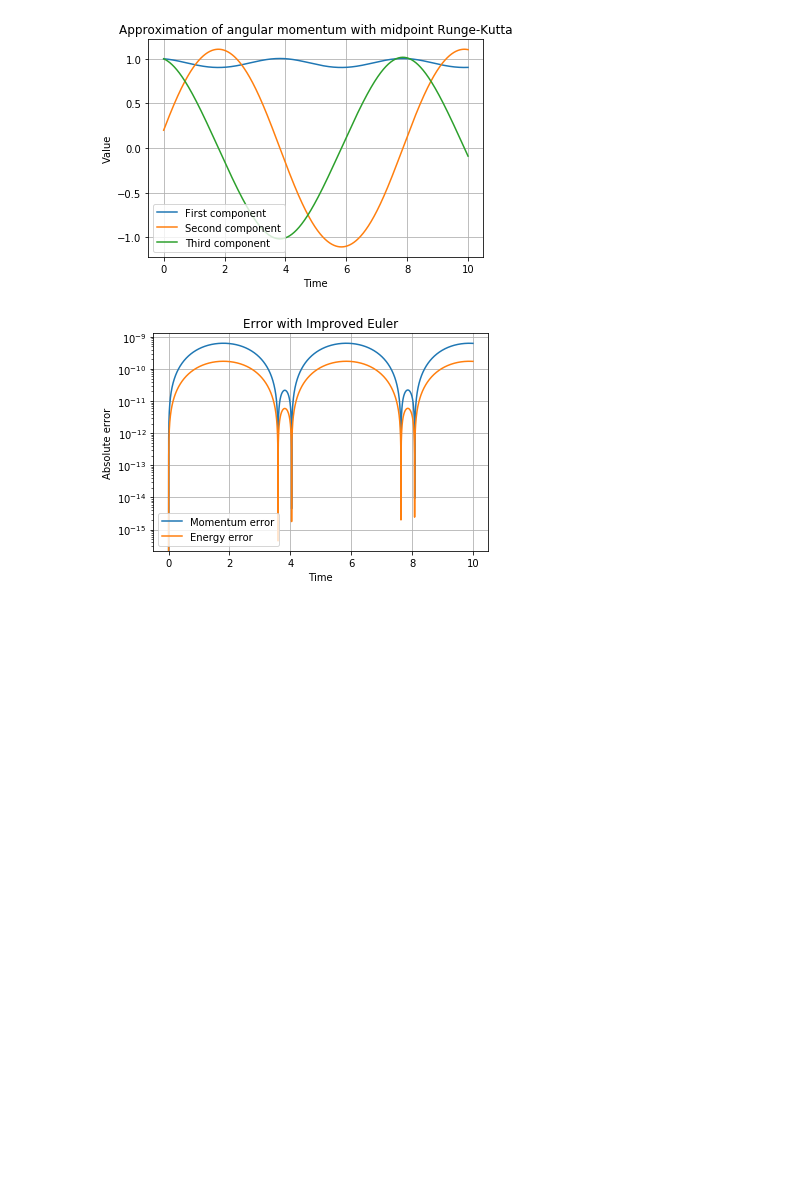
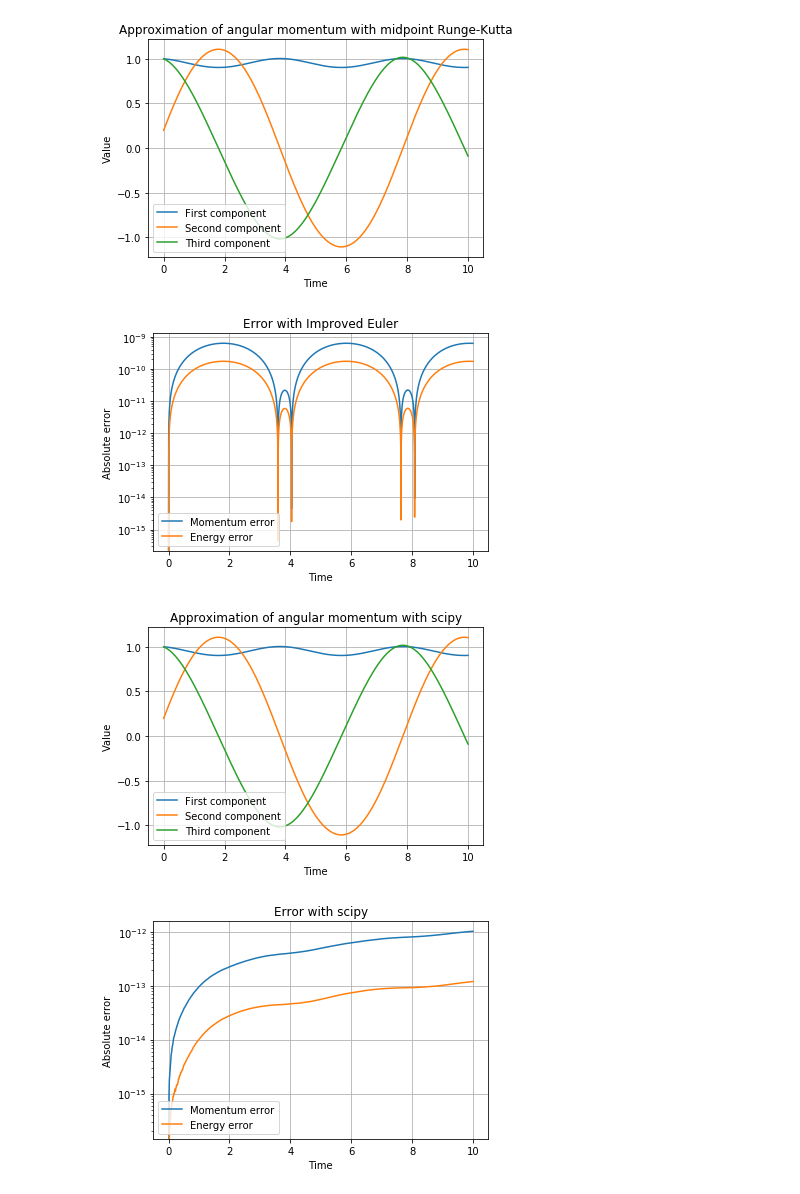
Before and after one commit to Agnar22/NumericalMethods, a Jupyter notebook: Project_3/project.ipynb, the cells around one changed output. Saved outputs shown, nothing was run; the diff lists cells and outputs as text; code cells hidden in the pictures; blank space fills up the shorter version.

Commit message:
Finish task 1c 1).

```diff
--- a/Project_3/project.ipynb
+++ b/Project_3/project.ipynb
@@ -122,3 +122,39 @@ plt.show()
  [ 0.90350263  1.10252945 -0.09006556]]
 [figure]
 [figure]
+# %%
+# Task 1C
+
+from scipy.integrate import solve_ivp
+
+# 1.
+
+fun = lambda t, x: np.cross(x, t_inv @ x)
+sol_ivp = solve_ivp(fun, (start, end), m_0, atol=1e-13, rtol=1e-13)
+ts = sol_ivp.t
+sol = sol_ivp.y.T
+
+plt.plot(ts, sol[:, 0], label='First component')
+plt.plot(ts, sol[:, 1], label='Second component')
+plt.plot(ts, sol[:, 2], label='Third component')
+plt.legend(loc='lower left')
+plt.grid()
+plt.xlabel("Time")
+plt.ylabel("Value")
+plt.title("Approximation of angular momentum with scipy")
+plt.show()
+
+momentum_errors = np.array([momentum_error(m_0, x) for x in sol])
+plt.plot(ts, momentum_errors, label='Momentum error')
+energy_errors = np.array([energy_error(m_0, x, t_inv) for x in sol])
+plt.plot(ts, energy_errors, label='Energy error')
+plt.legend(loc='lower left')
+plt.semilogy()
+plt.grid()
+plt.xlabel("Time")
+plt.ylabel("Absolute error")
+plt.title("Error with scipy")
+plt.show()
+# %% [output]
+[figure, added]
+[figure, added]
```
Also changed, not shown: parts of 2 cells of this notebook.
